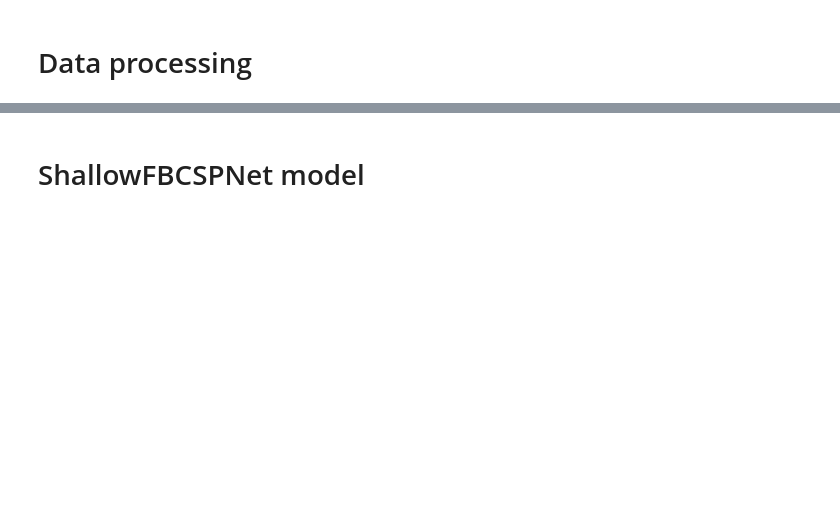
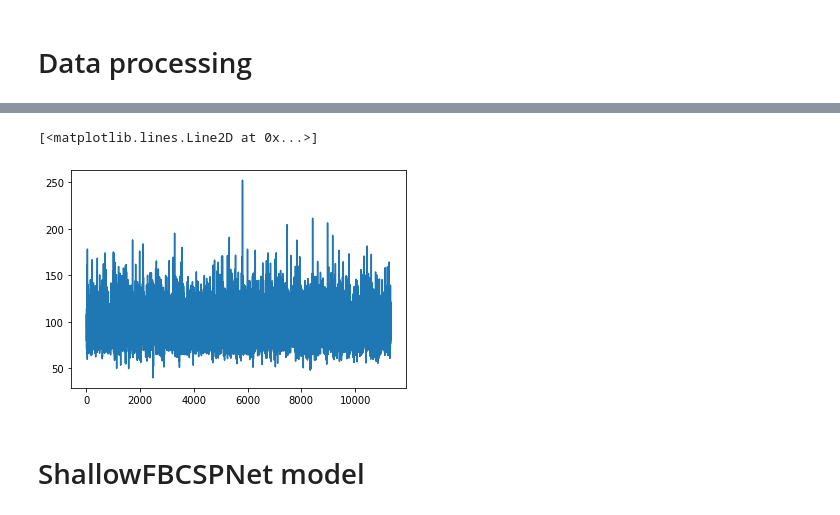
Before and after one commit to MateuszKukiela/bachelor_thesis, a Jupyter notebook: bachelor_thesis_data_categorization.ipynb, the cells around one changed output, grey strips where cells are left out. Drawn from its saved outputs; the diff is of its cells as text; code cells hidden in the pictures; blank space fills up the shorter version.

```diff
--- a/bachelor_thesis_data_categorization.ipynb
+++ b/bachelor_thesis_data_categorization.ipynb
@@ -110,3 +227,8 @@ valid_set = SignalAndTarget(X_valid, y=y_valid)
+# %%
+plt.plot(np.std(X_train[:,0,:], axis=1))
+# %% [output]
+[<matplotlib.lines.Line2D at 0x...>]
+[figure, added]
 # %% [markdown]
 # ShallowFBCSPNet model
 # %%
```
Also changed, not shown: parts of 31 cells of this notebook, 11 other files.
